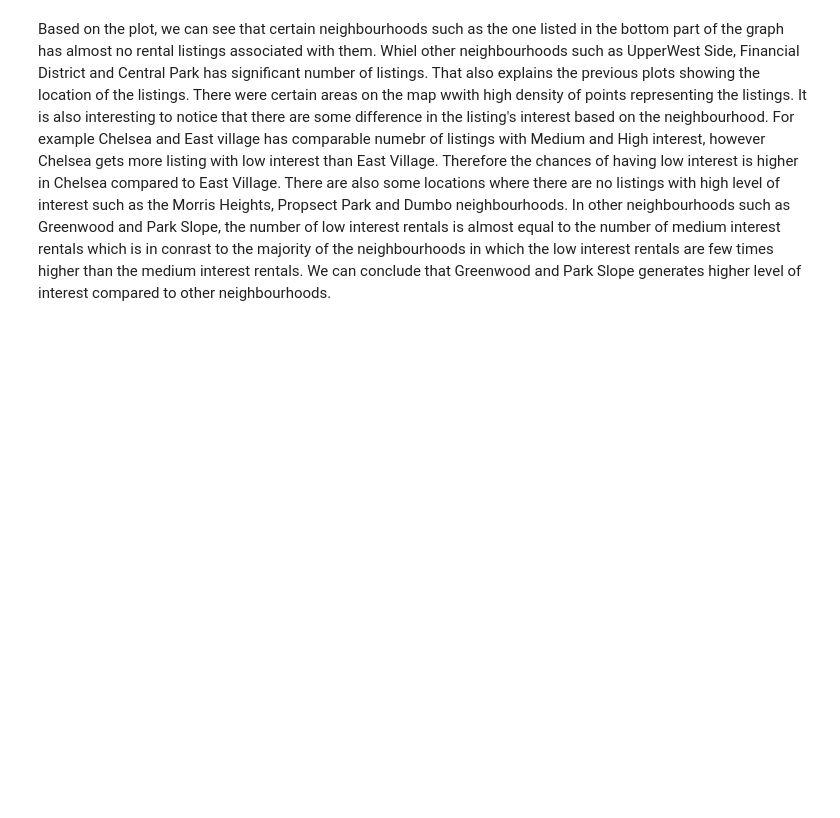
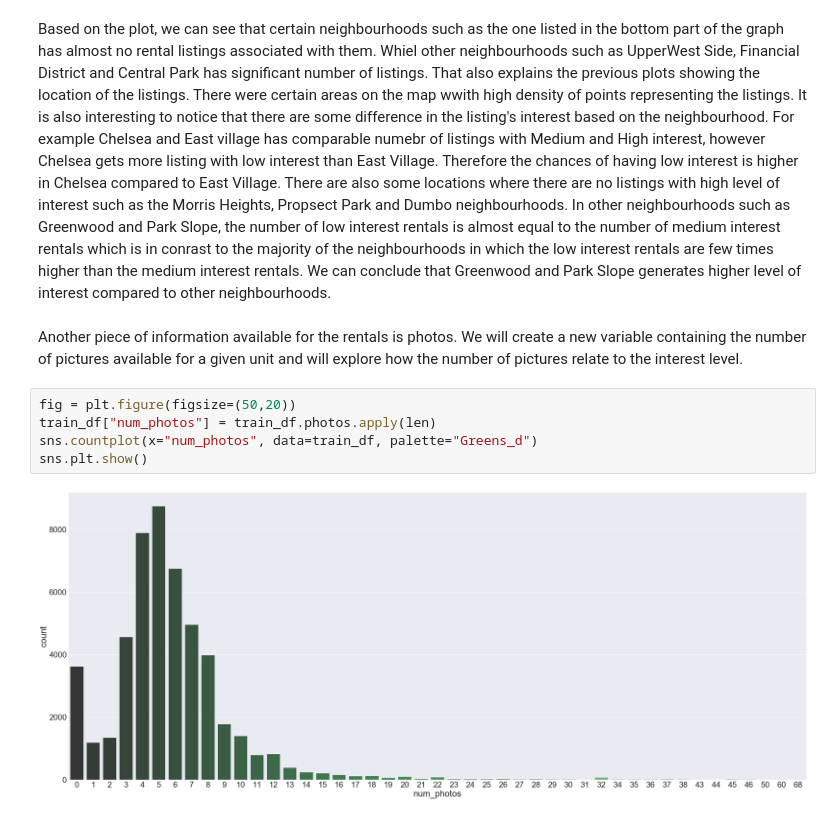
Before and after one commit to data-space/class-rent, a Jupyter notebook: Data exploration.ipynb, the cells around one changed output. Drawn from its saved outputs; the diff is of its cells as text; blank space fills up the shorter version.

```diff
--- a/Data exploration.ipynb
+++ b/Data exploration.ipynb
@@ -172,3 +172,12 @@ sns.plt.show()
 [figure]
 # %% [markdown]
 Based on the plot, we can see that certain neighbourhoods such as the one listed in the bottom part of the graph has almost no rental listings associated with them. Whiel other neighbourhoods such as UpperWest Side, Financial District and Central Park has significant number of listings. That also explains the previous plots showing the location of the listings. There were certain areas on the map wwith high density of points representing the listings. It is also interesting to notice that there are some difference in the listing's interest based on the neighbourhood. For example Chelsea and East village has comparable numebr of listings with Medium and High interest, however Chelsea gets more listing with low interest than East Village. Therefore the chances of having low interest is higher in Chelsea compared to East Village. There are also some locations where there are no listings with high level of interest such as the Morris Heights, Propsect Park and Dumbo neighbourhoods. In other neighbourhoods such as Greenwood and Park Slope, the number of low interest rentals is almost equal to the number of medium interest rentals which is in conrast to the majority of the neighbourhoods in which the low interest rentals are few times higher than the medium interest rentals. We can conclude that Greenwood and Park Slope generates higher level of interest compared to other neighbourhoods.
+# %% [markdown]
+Another piece of information available for the rentals is photos. We will create a new variable containing the number of pictures available for a given unit and will explore how the number of pictures relate to the interest level.
+# %%
+fig = plt.figure(figsize=(50,20))
+train_df["num_photos"] = train_df.photos.apply(len)
+sns.countplot(x="num_photos", data=train_df, palette="Greens_d")
+sns.plt.show()
+# %% [output]
+[figure, added]
```
Also changed, not shown: parts of 3 cells of this notebook.
